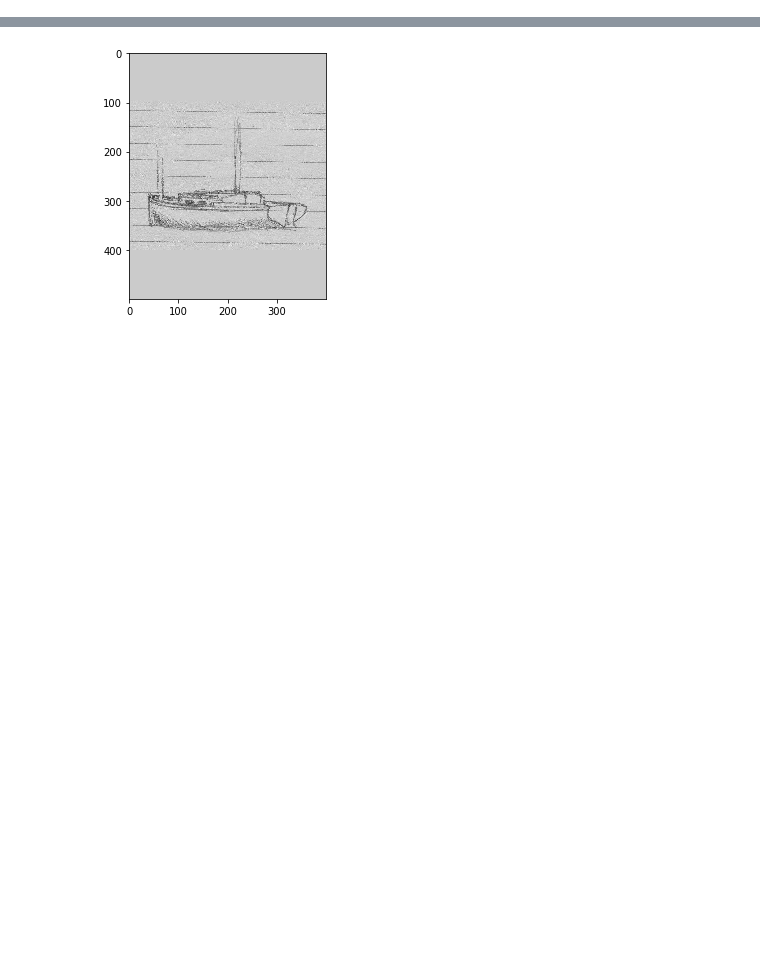
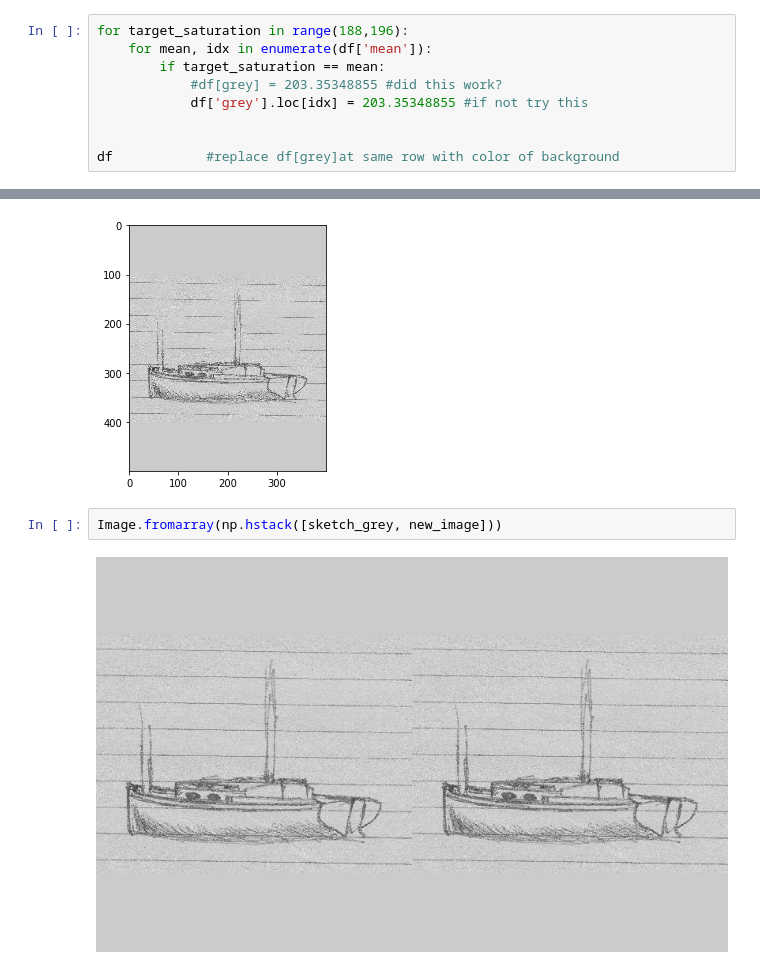
Before and after one commit to MegansColorado/Lined_Boats, a Jupyter notebook: Image_exploration.ipynb, the cells around one changed output, grey strips where cells are left out. Cells and saved outputs as stored; diff of their text form; blank space fills up the shorter version.

```diff
--- a/Image_exploration.ipynb
+++ b/Image_exploration.ipynb
@@ -451,0 +429,9 @@ array([[ 0.2447595 , -0.34109031, -0.00953396,  0.00841642,  0.22205756,
+# %%
+for target_saturation in range(188,196):
+    for mean, idx in enumerate(df['mean']):
+        if target_saturation == mean:
+            #df[grey] = 203.35348855 #did this work?
+            df['grey'].loc[idx] = 203.35348855 #if not try this
+
+
+df            #replace df[grey]at same row with color of background
@@ -640,3 +674,7 @@ io.imshow(new_image)
 # %% [output]
 <matplotlib.image.AxesImage at 0x...>
 [figure]
+# %%
+Image.fromarray(np.hstack([sketch_grey, new_image]))
+# %% [output]
+[figure, added]
```
Also changed, not shown: parts of 23 cells of this notebook, 3 other files.
